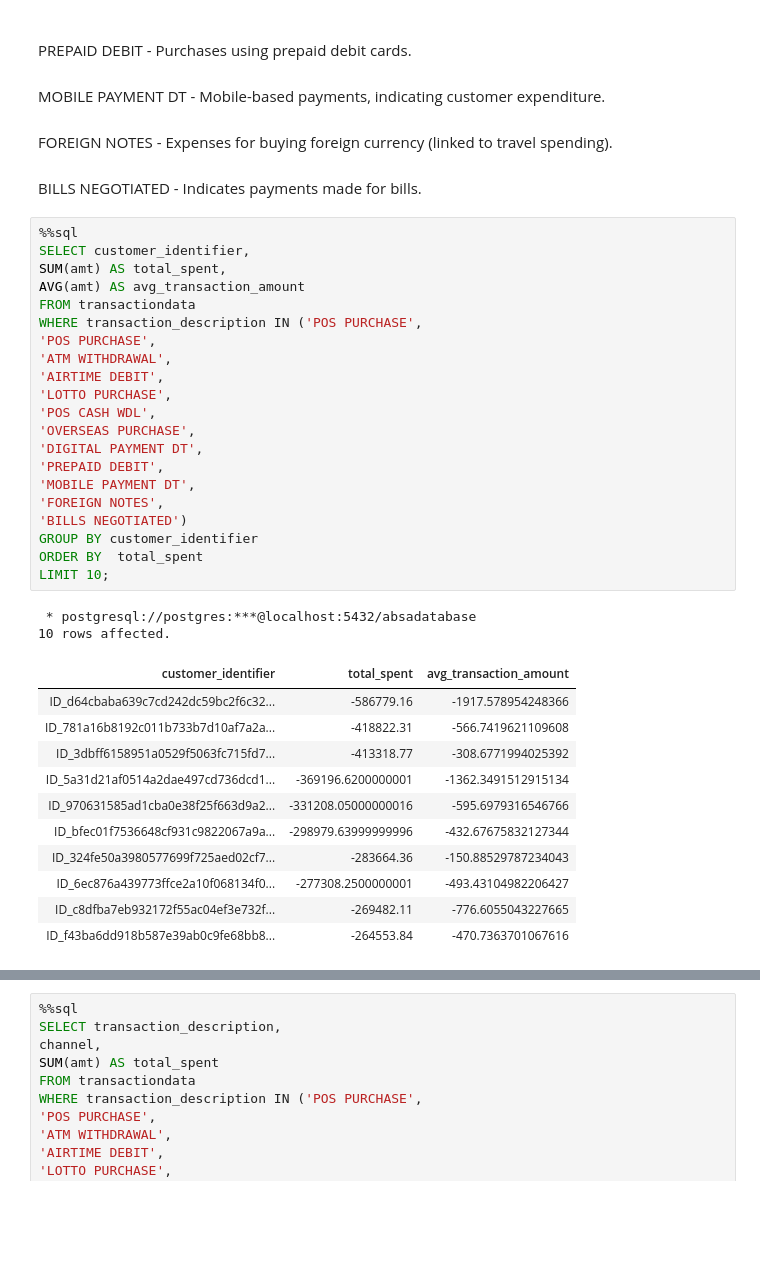
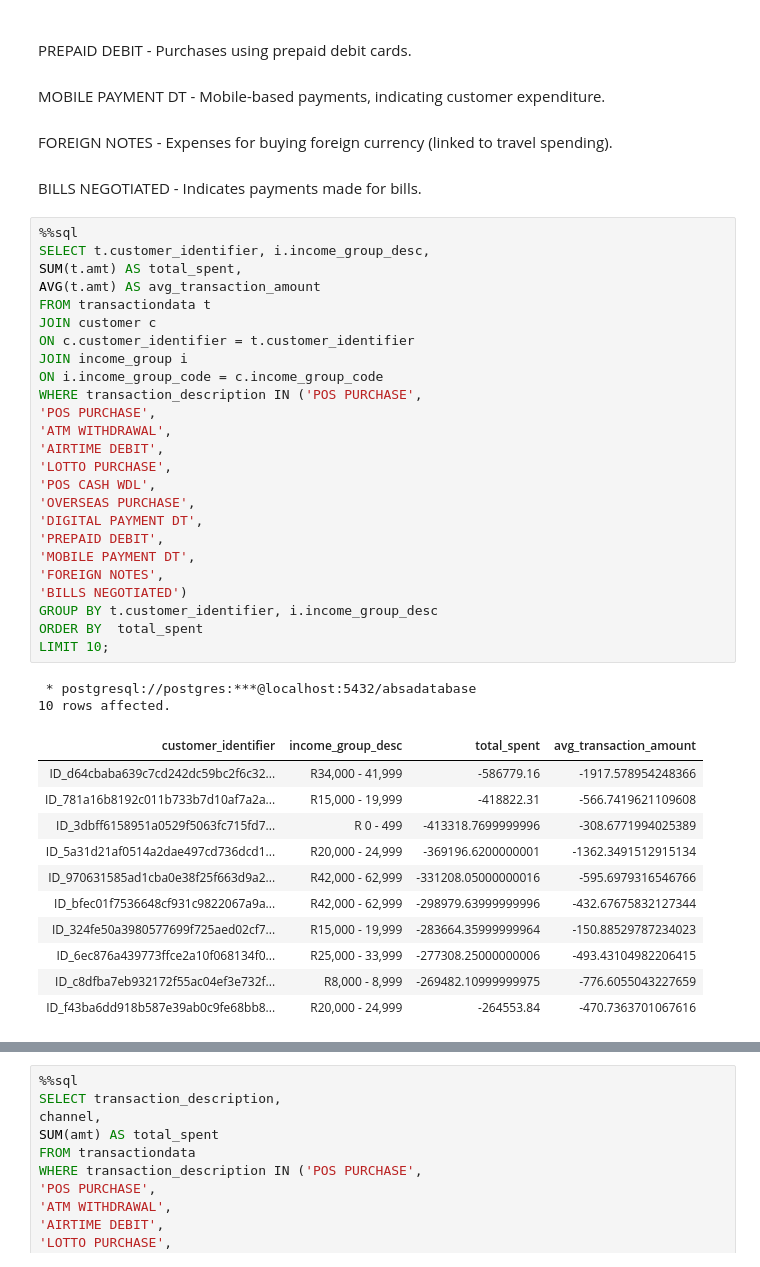
Before and after one commit to The-DigitalAcademy/EXPLORING-ABSA-DATASETS, a Jupyter notebook: keys.ipynb, the cells around one changed output, grey strips where cells are left out. Cells and saved outputs as stored; diff of their text form; blank space fills up the shorter version.

```diff
--- a/keys.ipynb
+++ b/keys.ipynb
@@ -154,36 +182,40 @@ FOREIGN NOTES - Expenses for buying foreign currency (linked to travel spending)
 BILLS NEGOTIATED - Indicates payments made for bills.
 # %%
 %%sql
-SELECT customer_identifier,
-SUM(amt) AS total_spent,
-AVG(amt) AS avg_transaction_amount
-FROM transactiondata
+SELECT t.customer_identifier, i.income_group_desc,
+SUM(t.amt) AS total_spent,
+AVG(t.amt) AS avg_transaction_amount
+FROM transactiondata t
+JOIN customer c
+ON c.customer_identifier = t.customer_identifier
+JOIN income_group i
+ON i.income_group_code = c.income_group_code
 WHERE transaction_description IN ('POS PURCHASE',
 'POS PURCHASE',
 'ATM WITHDRAWAL',
 'AIRTIME DEBIT',
 'LOTTO PURCHASE',
 'POS CASH WDL',
 'OVERSEAS PURCHASE',
 'DIGITAL PAYMENT DT',
 'PREPAID DEBIT',
 'MOBILE PAYMENT DT',
 'FOREIGN NOTES',
 'BILLS NEGOTIATED')
-GROUP BY customer_identifier
+GROUP BY t.customer_identifier, i.income_group_desc
 ORDER BY  total_spent
 LIMIT 10;
 # %% [output]
  * postgresql://postgres:***@localhost:5432/absadatabase
 10 rows affected.
-| customer_identifier | total_spent | avg_transaction_amount |
-| ID_d64cbaba639c7cd242dc59bc2f6c32... | -586779.16 | -1917.578954248366 |
-| ID_781a16b8192c011b733b7d10af7a2a... | -418822.31 | -566.7419621109608 |
-| ID_3dbff6158951a0529f5063fc715fd7... | -413318.77 | -308.6771994025392 |
-| ID_5a31d21af0514a2dae497cd736dcd1... | -369196.6200000001 | -1362.3491512915134 |
-| ID_970631585ad1cba0e38f25f663d9a2... | -331208.05000000016 | -595.6979316546766 |
-| ID_bfec01f7536648cf931c9822067a9a... | -298979.63999999996 | -432.67675832127344 |
-| ID_324fe50a3980577699f725aed02cf7... | -283664.36 | -150.88529787234043 |
-| ID_6ec876a439773ffce2a10f068134f0... | -277308.2500000001 | -493.43104982206427 |
-| ID_c8dfba7eb932172f55ac04ef3e732f... | -269482.11 | -776.6055043227665 |
-| ID_f43ba6dd918b587e39ab0c9fe68bb8... | -264553.84 | -470.7363701067616 |
+| customer_identifier | income_group_desc | total_spent | avg_transaction_amount |
+| ID_d64cbaba639c7cd242dc59bc2f6c32... | R34,000 - 41,999 | -586779.16 | -1917.578954248366 |
+| ID_781a16b8192c011b733b7d10af7a2a... | R15,000 - 19,999 | -418822.31 | -566.7419621109608 |
+| ID_3dbff6158951a0529f5063fc715fd7... | R 0 - 499 | -413318.7699999996 | -308.6771994025389 |
+| ID_5a31d21af0514a2dae497cd736dcd1... | R20,000 - 24,999 | -369196.6200000001 | -1362.3491512915134 |
+| ID_970631585ad1cba0e38f25f663d9a2... | R42,000 - 62,999 | -331208.05000000016 | -595.6979316546766 |
+| ID_bfec01f7536648cf931c9822067a9a... | R42,000 - 62,999 | -298979.63999999996 | -432.67675832127344 |
+| ID_324fe50a3980577699f725aed02cf7... | R15,000 - 19,999 | -283664.35999999964 | -150.88529787234023 |
+| ID_6ec876a439773ffce2a10f068134f0... | R25,000 - 33,999 | -277308.25000000006 | -493.43104982206415 |
+| ID_c8dfba7eb932172f55ac04ef3e732f... | R8,000 - 8,999 | -269482.10999999975 | -776.6055043227659 |
+| ID_f43ba6dd918b587e39ab0c9fe68bb8... | R20,000 - 24,999 | -264553.84 | -470.7363701067616 |
```
Also changed, not shown: parts of 6 cells of this notebook, 1 other file.
